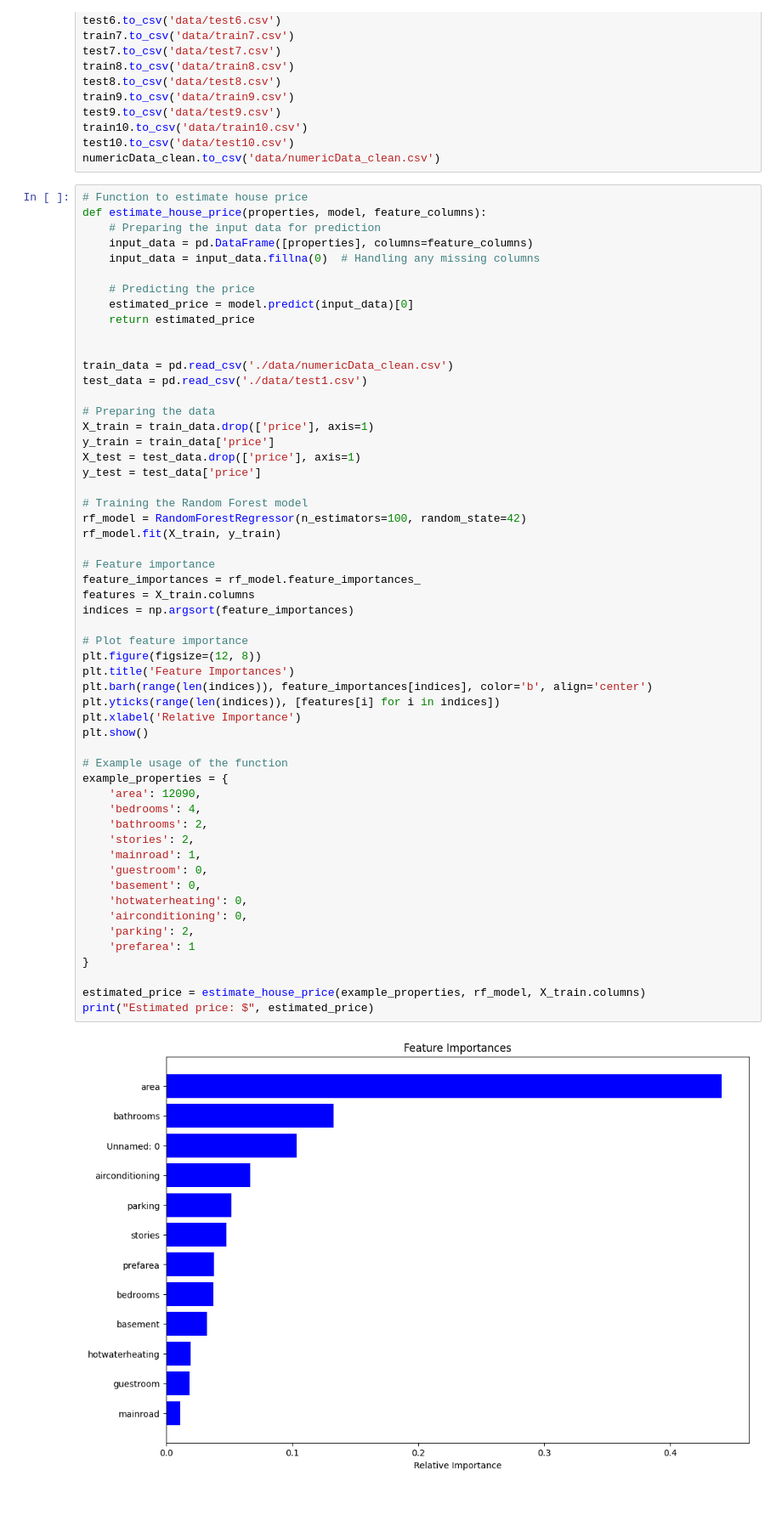
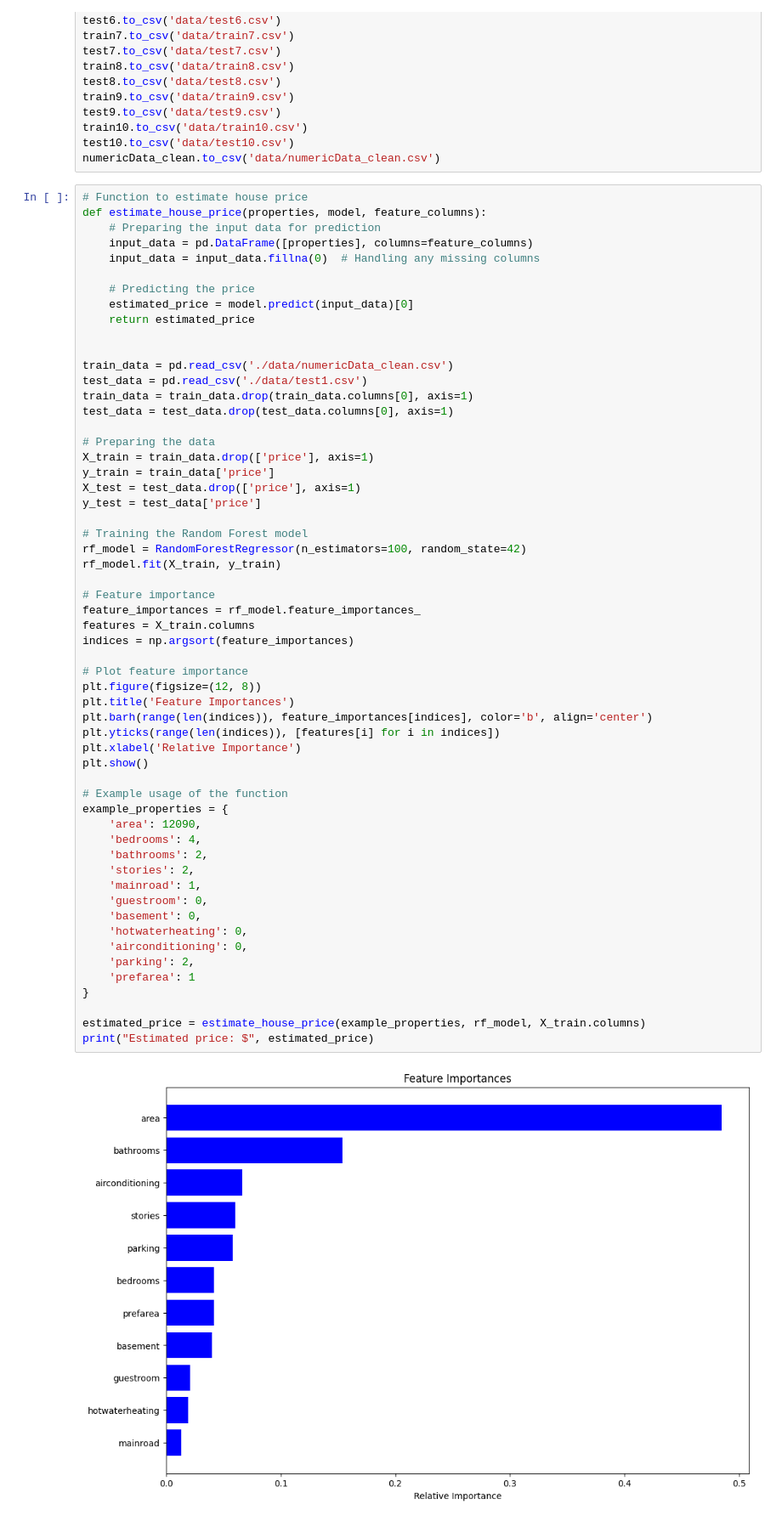
Before and after one commit to aaron117511/CSCI4502, a Jupyter notebook: DataPreprocessing.ipynb, the cells around one changed output. Shown: that part at 85% size. Saved outputs shown, nothing was run; the diff lists cells and outputs as text.

```diff
--- a/DataPreprocessing.ipynb
+++ b/DataPreprocessing.ipynb
@@ -121,6 +125,8 @@ def estimate_house_price(properties, model, feature_columns):
 
 train_data = pd.read_csv('./data/numericData_clean.csv')
 test_data = pd.read_csv('./data/test1.csv')
+train_data = train_data.drop(train_data.columns[0], axis=1)
+test_data = test_data.drop(test_data.columns[0], axis=1)
 
 # Preparing the data
 X_train = train_data.drop(['price'], axis=1)
@@ -136,31 +142,31 @@ rf_model.fit(X_train, y_train)
 feature_importances = rf_model.feature_importances_
 features = X_train.columns
 indices = np.argsort(feature_importances)
 
 # Plot feature importance
 plt.figure(figsize=(12, 8))
 plt.title('Feature Importances')
 plt.barh(range(len(indices)), feature_importances[indices], color='b', align='center')
 plt.yticks(range(len(indices)), [features[i] for i in indices])
 plt.xlabel('Relative Importance')
 plt.show()
 
 # Example usage of the function
 example_properties = {
     'area': 12090,
     'bedrooms': 4,
     'bathrooms': 2,
     'stories': 2,
     'mainroad': 1,
     'guestroom': 0,
     'basement': 0,
     'hotwaterheating': 0,
     'airconditioning': 0,
     'parking': 2,
     'prefarea': 1
 }
 
 estimated_price = estimate_house_price(example_properties, rf_model, X_train.columns)
 print("Estimated price: $", estimated_price)
 # %% [output]
-[figure, old version]
+[figure, new version]
```
Also changed, not shown: parts of 5 cells of this notebook, 21 other files.
